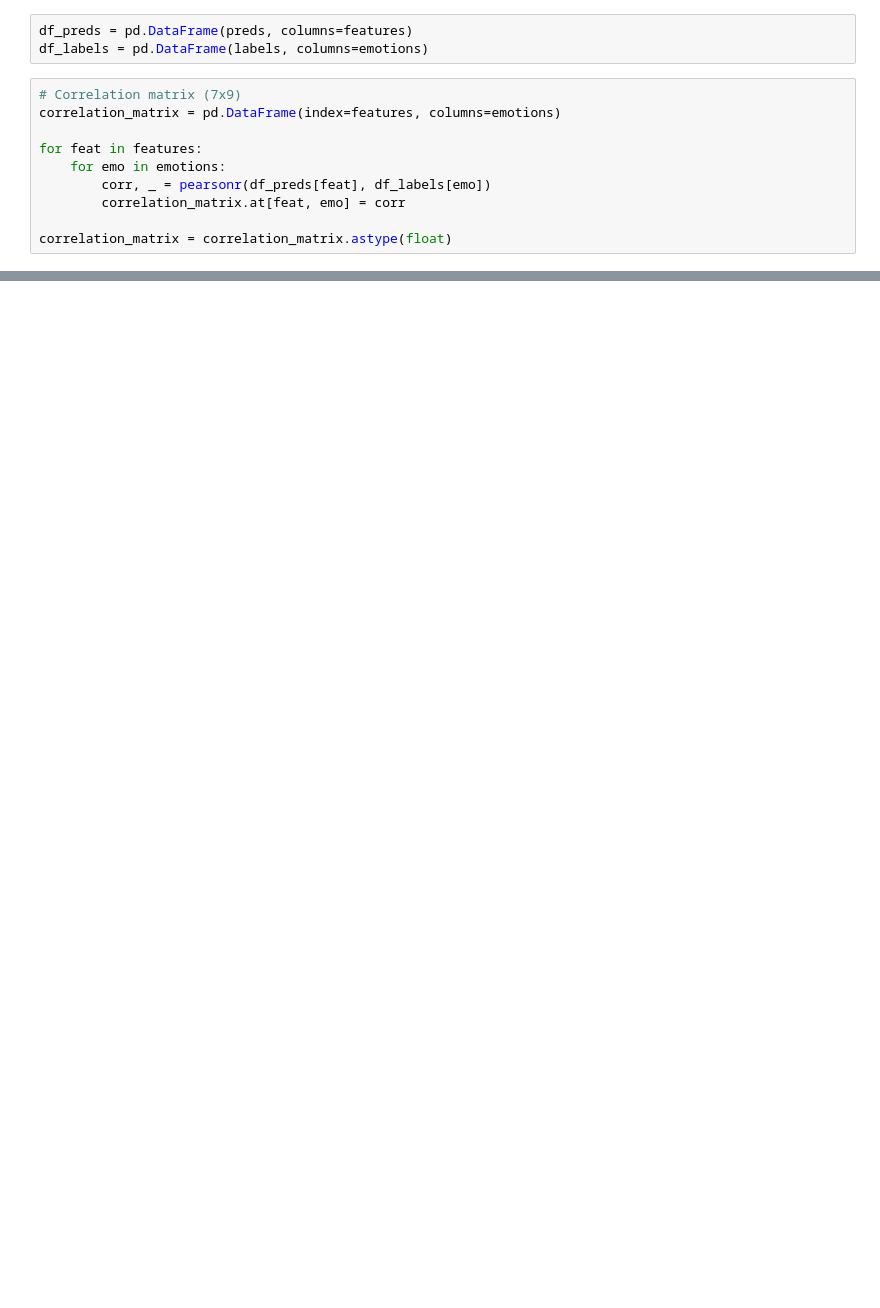
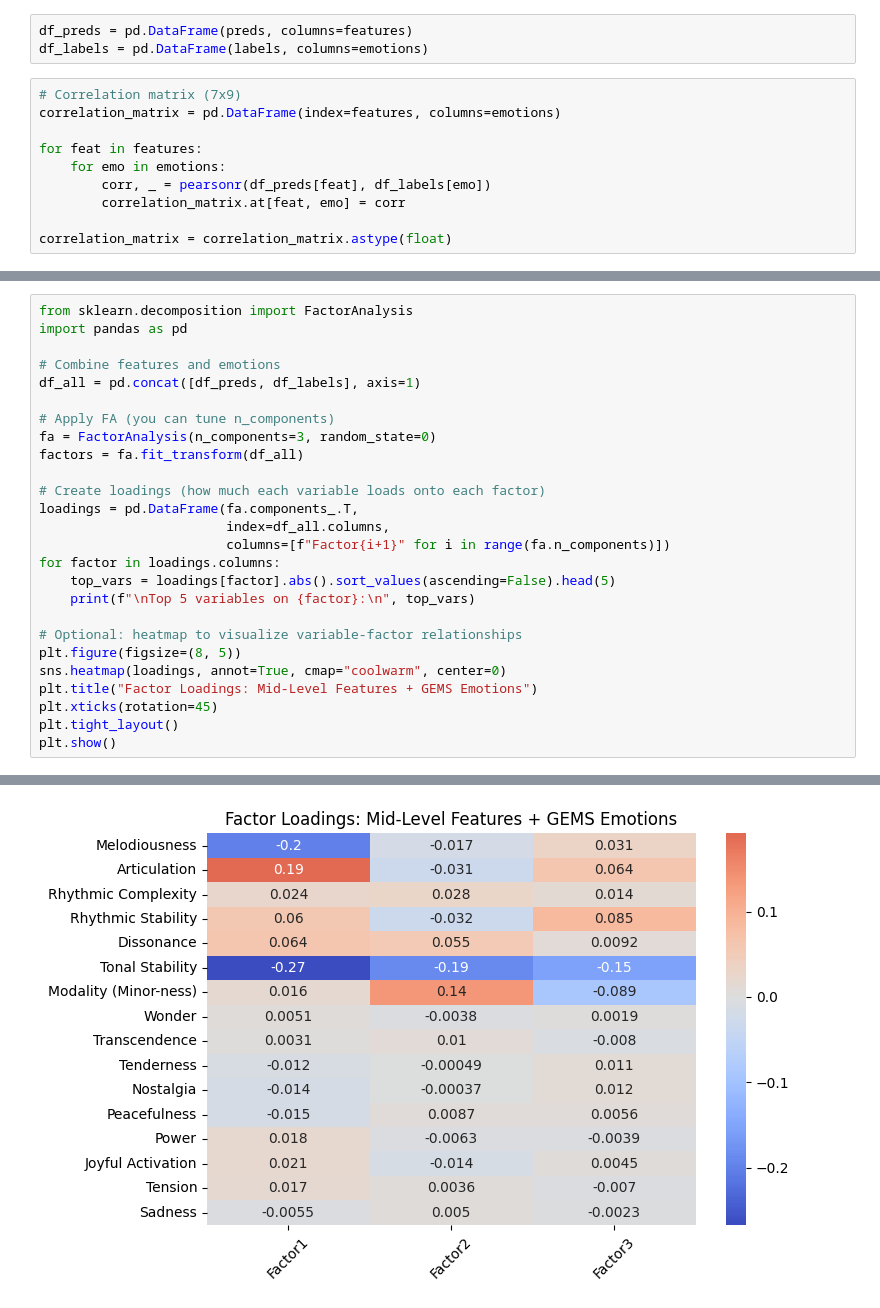
Before and after one commit to Momonan0412/Music-and-Emotion-Mid-Features-and-GEMS, a Jupyter notebook: correlation_version2.ipynb, the cells around one changed output, grey strips where cells are left out. Drawn from its saved outputs; the diff is of its cells as text; blank space fills up the shorter version.

```diff
--- a/correlation_version2.ipynb
+++ b/correlation_version2.ipynb
@@ -47,0 +71,27 @@ plt.show()
+# %%
+from sklearn.decomposition import FactorAnalysis
+import pandas as pd
+
+# Combine features and emotions
+df_all = pd.concat([df_preds, df_labels], axis=1)
+
+# Apply FA (you can tune n_components)
+fa = FactorAnalysis(n_components=3, random_state=0)
+factors = fa.fit_transform(df_all)
+
+# Create loadings (how much each variable loads onto each factor)
+loadings = pd.DataFrame(fa.components_.T,
+                        index=df_all.columns,
+                        columns=[f"Factor{i+1}" for i in range(fa.n_components)])
+for factor in loadings.columns:
+    top_vars = loadings[factor].abs().sort_values(ascending=False).head(5)
+    print(f"\nTop 5 variables on {factor}:\n", top_vars)
+
+# Optional: heatmap to visualize variable-factor relationships
+plt.figure(figsize=(8, 5))
+sns.heatmap(loadings, annot=True, cmap="coolwarm", center=0)
+plt.title("Factor Loadings: Mid-Level Features + GEMS Emotions")
+plt.xticks(rotation=45)
+plt.tight_layout()
+plt.show()
+# %% [output]
@@ -47,0 +115 @@ plt.show()
+[figure, added]
```
Also changed, not shown: parts of 4 cells of this notebook, 1 other file.
